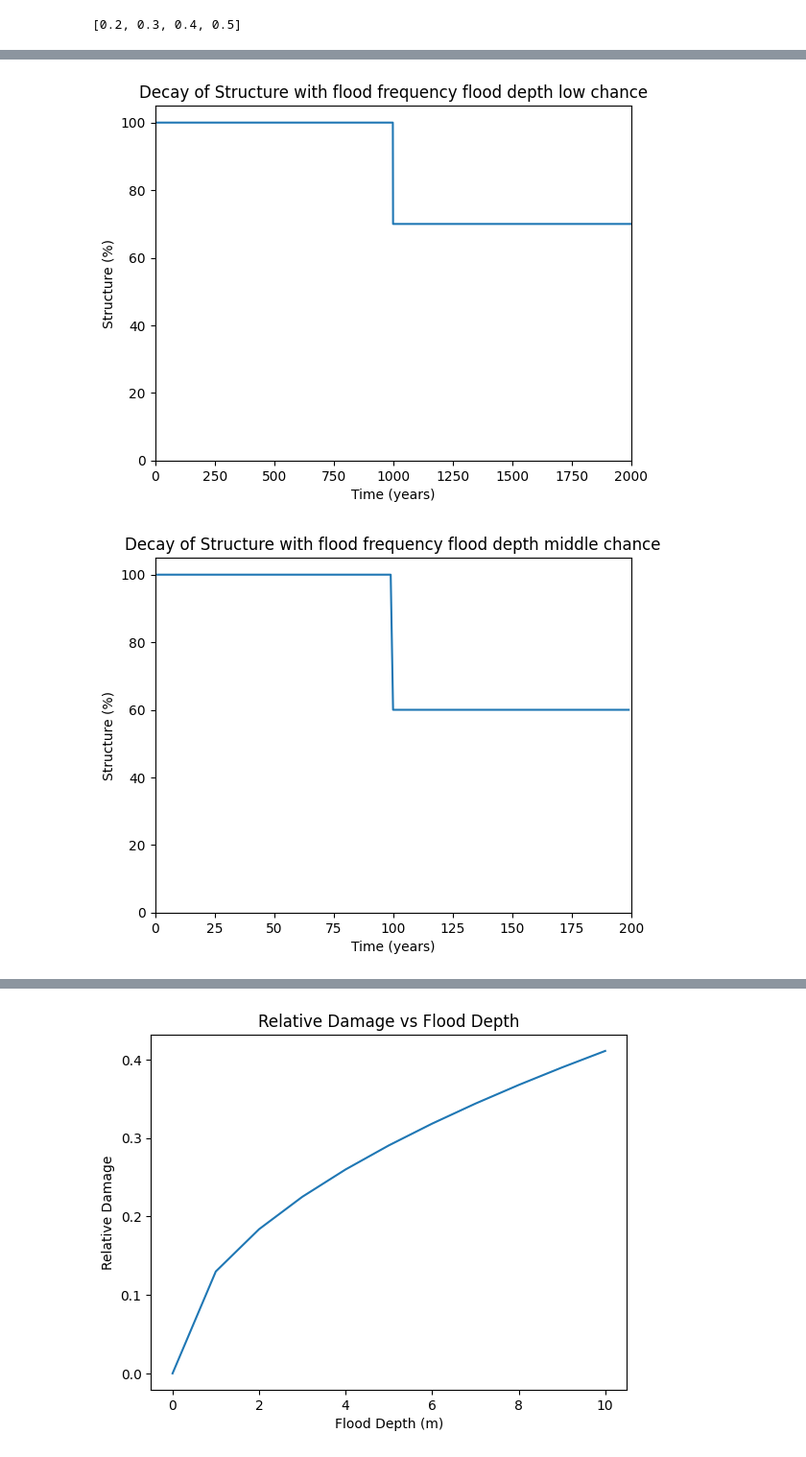
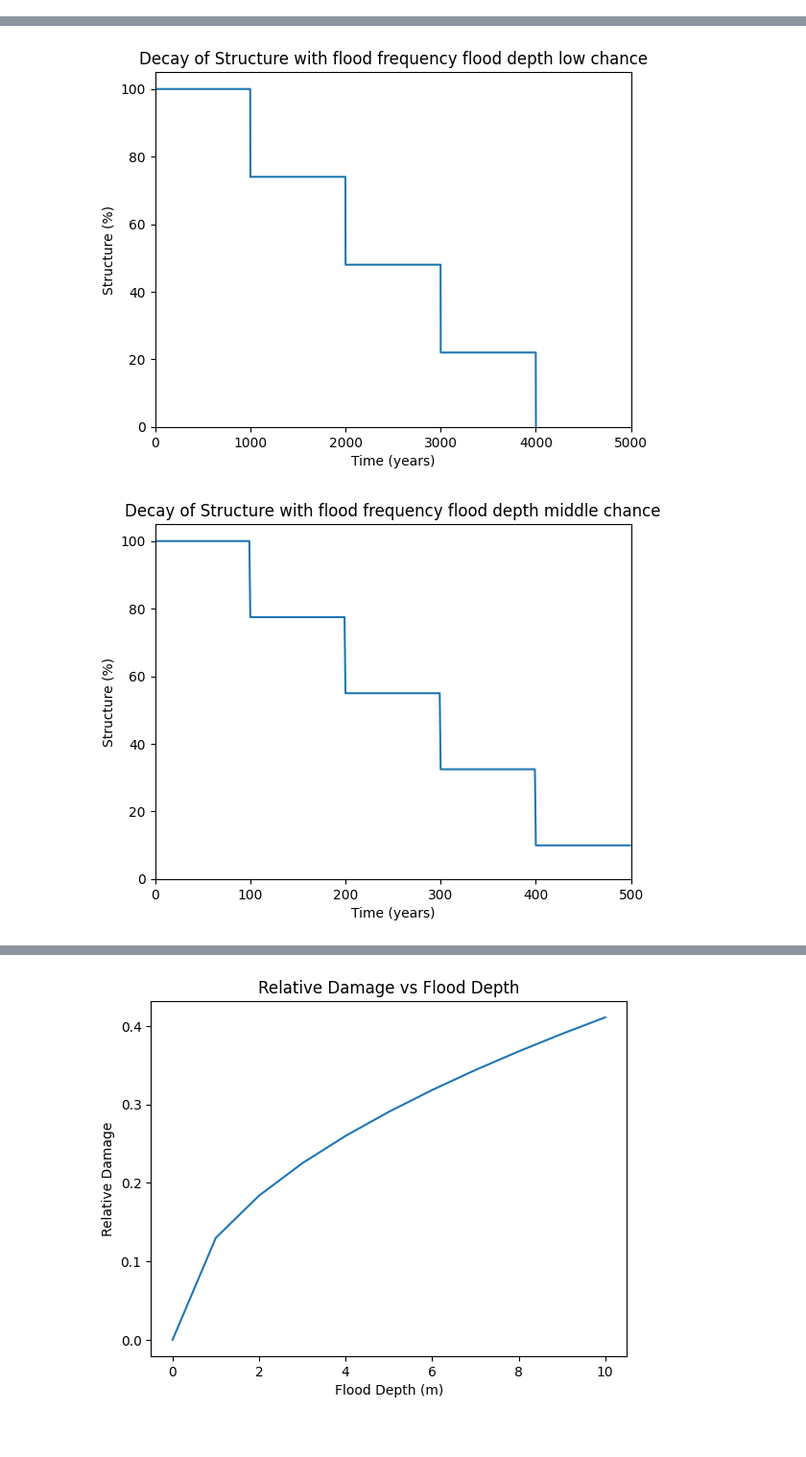
Before and after one commit to EdaAkaltun/Project-T, a Jupyter notebook: 3. FloodCalcs.ipynb, the cells around one changed output, grey strips where cells are left out. Shown at 96% size. Saved outputs shown, nothing was run; the diff lists cells and outputs as text; code cells hidden in the pictures.

```diff
--- a/3. FloodCalcs.ipynb
+++ b/3. FloodCalcs.ipynb
@@ -4,8 +4,8 @@ import requests
 import json
 
 # Define the coordinate to check
-y = 51.855422
-x = 4.967723
+y = 52.005750
+x = 4.370344
 
 ################################## GET ENVIROMENT TYPE ###################################
 # Build the OSM API query URL
@@ -99,13 +99,14 @@ for layer in layers:
 print(extreem_kleine_kans_val, kleine_kans_val, middelgrote_kans_val, grote_kans_val)
 
 ################################### GET COLUMN PROPERTIES ########################################
-# Loaded info
-connection = "fixed" # fixed or hinge
-material = "wood" # steel, wood or concrete
-Length = 3 # m
-Height = 0.2 # m
-Width = 0.2 # m
-Thickness = 0.07 # m
+# Loaded info (wood, steel & concrete possible)
+connection = "fixed"
+material = "concrete"
+Length = 3
+Height = 0.1
+Width = 0.1
+Thickness = 0.07
+
 
 ########################## GET WATER TYPE AND FLOOD DEPTH + FLOOD RISK #########################
 WaterType = "salt" # majority of seas and rivers in the netherlands are salty
@@ -181,12 +181,11 @@ match material:
 # %%
 # define the four different design stillwater depths
 design_stillwater_depths = [extreem_kleine_kans_val, kleine_kans_val, middelgrote_kans_val, grote_kans_val]
-# design_stillwater_depths = [30, 30, 30, 30]
 loop = 0
 damagepercentagelist = []
 
 
-# design_stillwater_depths = [1.5, 2.0, 2.5, 3.0]
+design_stillwater_depths = [5, 4, 3, 2]
 for DesignStillwaterDepth in design_stillwater_depths:
     print(layers[loop])
     loop += 1
@@ -326,24 +325,17 @@ import numpy as np
 layers = ["flood depth extremely low chance", "flood depth low chance", "flood depth middle chance", "flood depth high chance"]
 index = [0, 1, 2, 3] # amount of scenarios
 
-factoroflossstructural = []
-damagepercentagelist = [20, 30, 40, 50]
-
-for i in index:
-    factor = damagepercentagelist[i] / 100
-    factoroflossstructural.append(factor)
-
-print (factoroflossstructural)
+damagepercentagelist
 
 frequency = [100000, 1000, 100, 10] # overstromingsdiepte_extreem_kleine_kans = 1 in 100000, overstromingsdiepte_kleine_kans = 1 in 1000, overstromingsdiepte_middelgrote_kans = 1 in 100, overstromingsdiepte_grote_kans = 1 in 10
-scales = [200000, 2000, 200, 50]
+scales = [500000, 5000, 500, 50]
 loop = 0
 
 for i in index:
     # Define the formula for y
     x = np.arange(1, scales[i]) # x values from 1 to 100
     x_decay = 10
-    y = 100 - (100 * (np.floor(x/frequency[i]) * factoroflossstructural[i]))
+    y = 100 - (100 * (np.floor(x/frequency[i]) * damagepercentagelist[i]))
 
     # Plot the graph
     plt.plot(x, y)
@@ -356,4 +348,3 @@ for i in index:
 
     loop += 1
 # %% [output]
-[0.2, 0.3, 0.4, 0.5]
@@ -361,2 +352,2 @@ for i in index:
-[figure, old version]
+[figure, new version]
-[figure, old version]
+[figure, new version]
```
Also changed, not shown: parts of 4 cells of this notebook.
